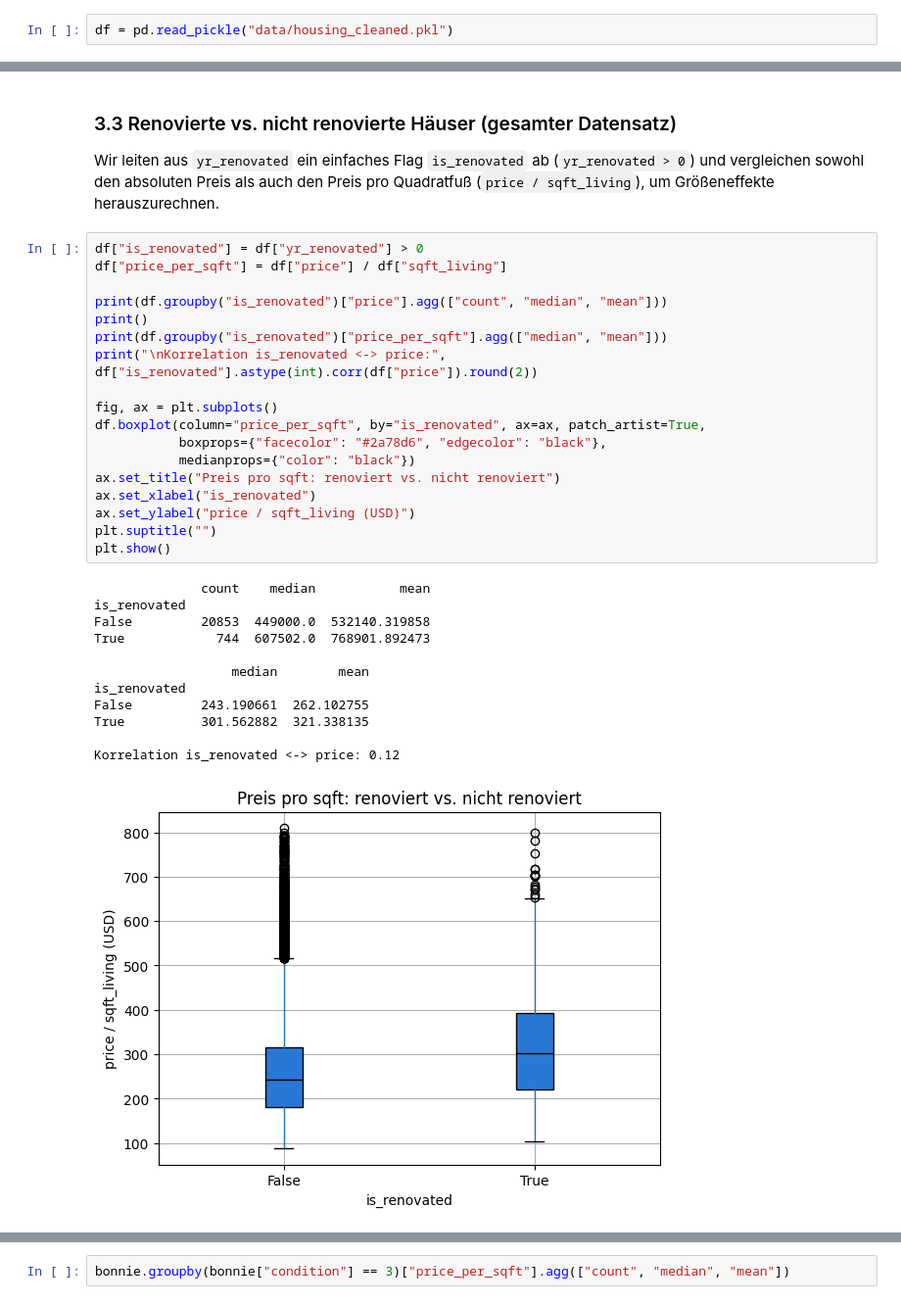
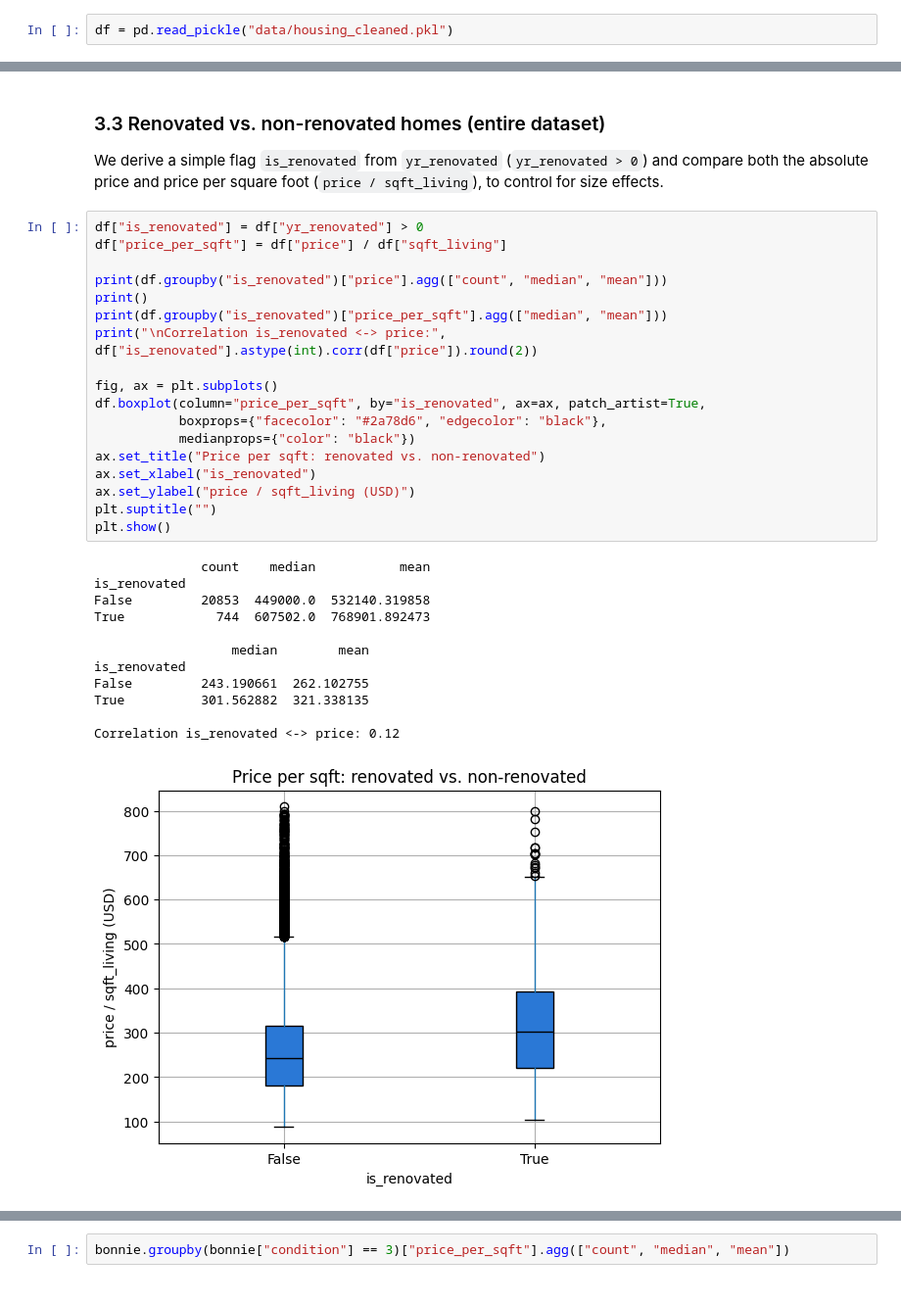
Before and after one commit to 1com/ds-eda-project, a Jupyter notebook: 04_hypothesis_2.ipynb, the cells around one changed output, grey strips where cells are left out. Shown at 98% size. Cells and saved outputs as stored; diff of their text form.

```diff
--- a/04_hypothesis_2.ipynb
+++ b/04_hypothesis_2.ipynb
@@ -93,37 +89,37 @@ Korrelation condition <-> price: 0.04
 **Observation:** Unlike `grade`, the relationship here is **weak** — correlation `condition` ↔ `price`: only **0.04**. `condition == 3` (median $450,250) is barely different from `condition == 4` ($440,000), and even slightly *below* `condition == 5` ($526,000), though above `condition == 1`/`2` (small samples, 29 and 170 homes respectively). For Hypothesis 2, this means: **`condition` alone barely explains price across the whole market** — the effect implied by the hypothesis seems to run almost entirely through `grade`, not through `condition`.
-# %% [markdown]
-### 3.3 Renovierte vs. nicht renovierte Häuser (gesamter Datensatz)
-
-Wir leiten aus `yr_renovated` ein einfaches Flag `is_renovated` ab (`yr_renovated > 0`) und vergleichen sowohl den absoluten Preis als auch den Preis pro Quadratfuß (`price / sqft_living`), um Größeneffekte herauszurechnen.
+# %% [markdown]
+### 3.3 Renovated vs. non-renovated homes (entire dataset)
+
+We derive a simple flag `is_renovated` from `yr_renovated` (`yr_renovated > 0`) and compare both the absolute price and price per square foot (`price / sqft_living`), to control for size effects.
 # %%
 df["is_renovated"] = df["yr_renovated"] > 0
 df["price_per_sqft"] = df["price"] / df["sqft_living"]
 
 print(df.groupby("is_renovated")["price"].agg(["count", "median", "mean"]))
 print()
 print(df.groupby("is_renovated")["price_per_sqft"].agg(["median", "mean"]))
-print("\nKorrelation is_renovated <-> price:", df["is_renovated"].astype(int).corr(df["price"]).round(2))
+print("\nCorrelation is_renovated <-> price:", df["is_renovated"].astype(int).corr(df["price"]).round(2))
 
 fig, ax = plt.subplots()
 df.boxplot(column="price_per_sqft", by="is_renovated", ax=ax, patch_artist=True,
            boxprops={"facecolor": "#2a78d6", "edgecolor": "black"},
            medianprops={"color": "black"})
-ax.set_title("Preis pro sqft: renoviert vs. nicht renoviert")
+ax.set_title("Price per sqft: renovated vs. non-renovated")
 ax.set_xlabel("is_renovated")
 ax.set_ylabel("price / sqft_living (USD)")
 plt.suptitle("")
 plt.show()
 # %% [output]
               count    median           mean
 is_renovated
 False         20853  449000.0  532140.319858
 True            744  607502.0  768901.892473
 
                   median        mean
 is_renovated
 False         243.190661  262.102755
 True          301.562882  321.338135
 
-Korrelation is_renovated <-> price: 0.12
+Correlation is_renovated <-> price: 0.12
-[figure, old version]
+[figure, new version]
 # %% [markdown]
```
Also changed, not shown: parts of 32 cells of this notebook, 1 other file.
